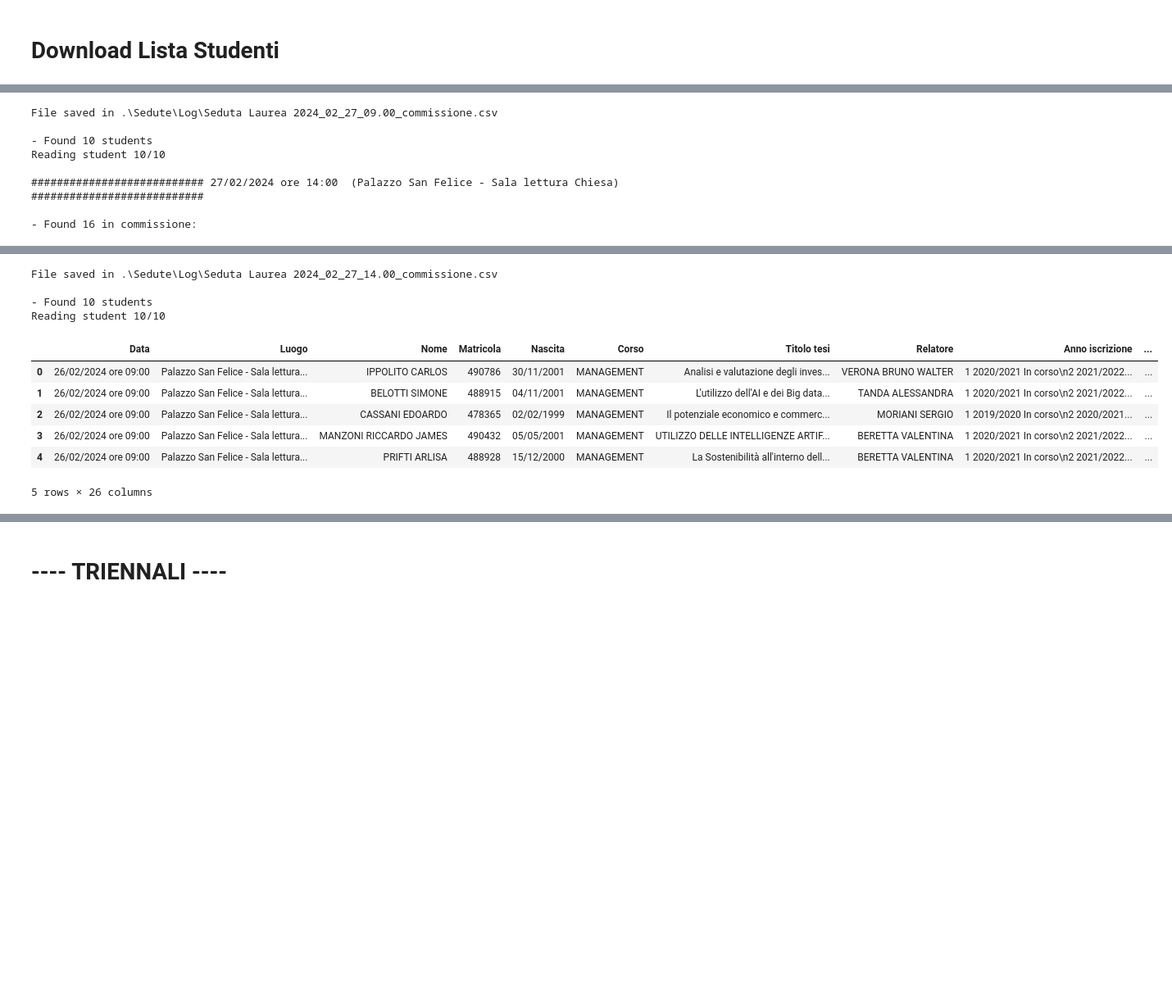
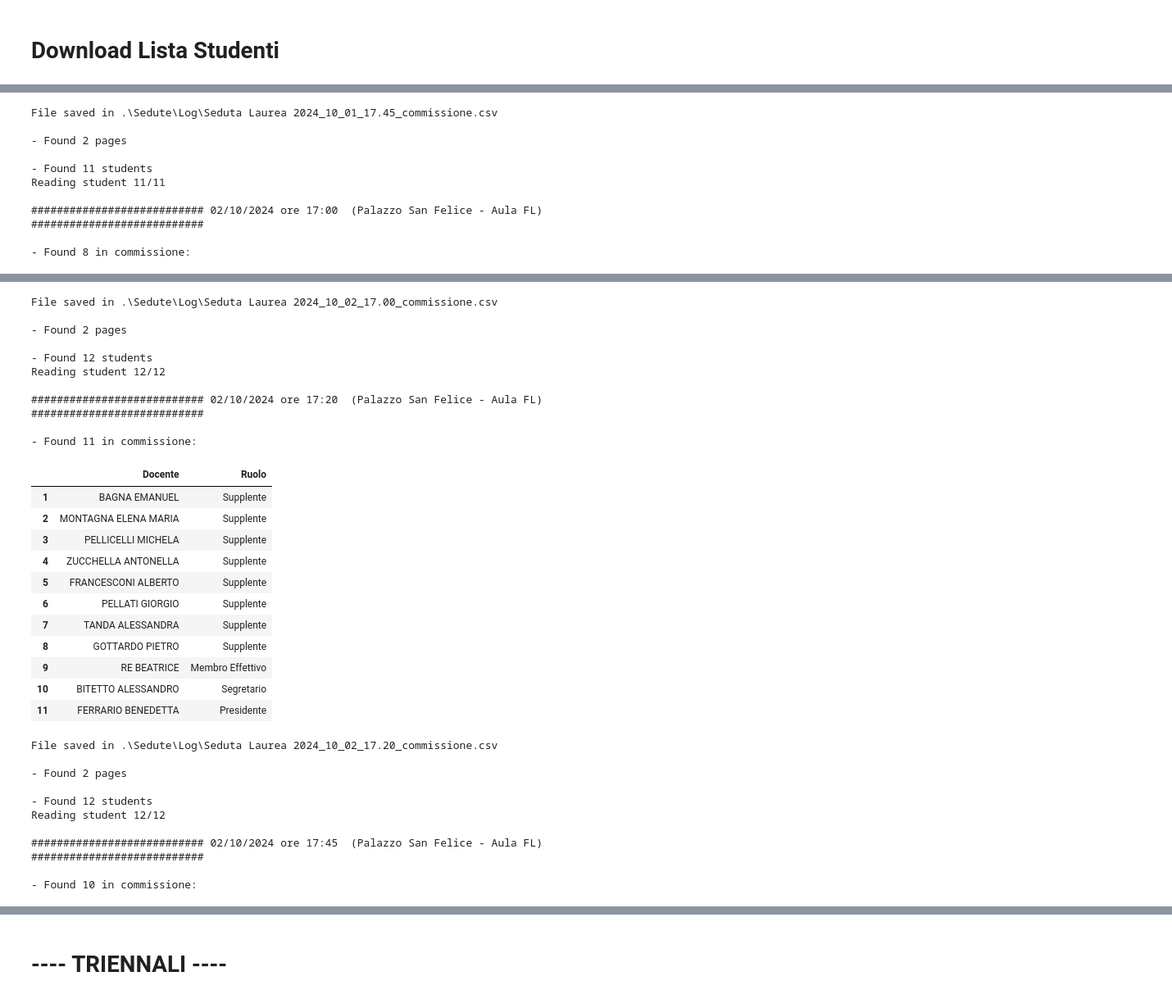
Before and after one commit to AleBitetto/Tool-sedute-laurea, a Jupyter notebook: Download lista studenti and upload voti.ipynb, the cells around one changed output, grey strips where cells are left out. Shown at 82% size. Cells and saved outputs as stored; diff of their text form; code cells hidden in the pictures; blank space fills up the shorter version.

```diff
--- a/Download lista studenti and upload voti.ipynb
+++ b/Download lista studenti and upload voti.ipynb
@@ -33,10 +1,26 @@ CHROMEDRIVER_PATH = r"C:\Users\Alessandro Bitetto\Downloads\UniPV\Tool Sedute La
+# %%
+from utils import get_chromedriver, get_seduta, get_studenti, export_triennali, upload_voti, get_emails
+
+
+import time
+import pandas as pd
+import numpy as np
+import xlsxwriter
+import os
+import joblib
+import locale
+
+
+
+locale.setlocale(locale.LC_ALL, 'it_IT')
+pd.set_option('display.max_columns', None)
 # %%
-GRADUATION_DATE = ['26/02/2024', '27/02/2024']    # keep list also with 1 value
-ESSE3_URL = "https://studentionline.unipv.it/esse3/Home.do"
+GRADUATION_DATE = ['01/10/2024', '02/10/2024']    # keep list also with 1 value
+ESSE3_URL = "https://studentionline.unipv.it/auth/Logon.do"   # login url within esse3 home page
 ROOT_URL = "https://studentionline.unipv.it/"    # used to open link inside esse3
 # triennali
 TRIENNALI = True
-QUERY_TRIENNALI = 'Query laurendi TRIENNALI FEBBRAIO con medie DEF.xlsxP.xlsx'   # in folder Query
+QUERY_TRIENNALI = 'VOTI TRIENNALI-OTTOBRE 2024.xlsx'   # in folder Query
 TEMPESTIVITA_YEAR = '2021/2022'
 MAPPING_CORSO=pd.DataFrame({'Corso': ['MANAGEMENT', 'ECONOMIA', 'AMMINISTRAZIONE, CONTROLLO E FINANZA AZIENDALE'],
                             'Corso_lab': ['Corso di laurea in Management classe L-18', 'Corso di laurea in Economia, classe L-33',
@@ -47,7 +31,7 @@ CHECK_YEAR = '2013/2014'    # if anno iscrizione is before CHECK_YEAR, correspon
 # Download Lista Studenti
 # %%
 # get seduta session
-driver, link_list=get_seduta(CHROMEDRIVER_PATH, GRADUATION_DATE, ESSE3_URL, ROOT_URL, TRIENNALI, config)
+driver, link_list=get_seduta(GRADUATION_DATE, ESSE3_URL, ROOT_URL, TRIENNALI)
 
-df_studenti=get_studenti(driver, link_list, MAPPING_CORSO, GRADUATION_DATE)
+df_studenti, all_drivers=get_studenti(driver, link_list, MAPPING_CORSO, GRADUATION_DATE)
 # %% [output]
@@ -126,10 +94,12 @@ Reading student 10/10
-File saved in .\Sedute\Log\Seduta Laurea 2024_02_27_09.00_commissione.csv
+File saved in .\Sedute\Log\Seduta Laurea 2024_10_01_17.45_commissione.csv
 
-- Found 10 students
-Reading student 10/10
+- Found 2 pages
 
-########################### 27/02/2024 ore 14:00  (Palazzo San Felice - Sala lettura Chiesa) ###########################
+- Found 11 students
+Reading student 11/11
 
-- Found 16 in commissione:
+########################### 02/10/2024 ore 17:00  (Palazzo San Felice - Aula FL) ###########################
+
+- Found 8 in commissione:
 |  | Docente | Ruolo |
 | 1 | VERONA BRUNO WALTER | Supplente |
@@ -151,11 +113,32 @@ Reading student 10/10
-File saved in .\Sedute\Log\Seduta Laurea 2024_02_27_14.00_commissione.csv
+File saved in .\Sedute\Log\Seduta Laurea 2024_10_02_17.00_commissione.csv
 
-- Found 10 students
-Reading student 10/10
+- Found 2 pages
+
+- Found 12 students
+Reading student 12/12
+
+########################### 02/10/2024 ore 17:20  (Palazzo San Felice - Aula FL) ###########################
+
+- Found 11 in commissione:
-|  | Data | Luogo | Nome | Matricola | Nascita | Corso | Titolo tesi | Relatore | Anno iscrizione | ... |
-| 0 | 26/02/2024 ore 09:00 | Palazzo San Felice - Sala lettura... | IPPOLITO CARLOS | 490786 | 30/11/2001 | MANAGEMENT | Analisi e valutazione degli inves... | VERONA BRUNO WALTER | 1 2020/2021 In corso\n2 2021/2022... | ... |
-| 1 | 26/02/2024 ore 09:00 | Palazzo San Felice - Sala lettura... | BELOTTI SIMONE | 488915 | 04/11/2001 | MANAGEMENT | L'utilizzo dell'AI e dei Big data... | TANDA ALESSANDRA | 1 2020/2021 In corso\n2 2021/2022... | ... |
-| 2 | 26/02/2024 ore 09:00 | Palazzo San Felice - Sala lettura... | CASSANI EDOARDO | 478365 | 02/02/1999 | MANAGEMENT | Il potenziale economico e commerc... | MORIANI SERGIO | 1 2019/2020 In corso\n2 2020/2021... | ... |
-| 3 | 26/02/2024 ore 09:00 | Palazzo San Felice - Sala lettura... | MANZONI RICCARDO JAMES | 490432 | 05/05/2001 | MANAGEMENT | UTILIZZO DELLE INTELLIGENZE ARTIF... | BERETTA VALENTINA | 1 2020/2021 In corso\n2 2021/2022... | ... |
-| 4 | 26/02/2024 ore 09:00 | Palazzo San Felice - Sala lettura... | PRIFTI ARLISA | 488928 | 15/12/2000 | MANAGEMENT | La Sostenibilità all'interno dell... | BERETTA VALENTINA | 1 2020/2021 In corso\n2 2021/2022... | ... |
+|  | Docente | Ruolo |
+| 1 | BAGNA EMANUEL | Supplente |
+| 2 | MONTAGNA ELENA MARIA | Supplente |
+| 3 | PELLICELLI MICHELA | Supplente |
+| 4 | ZUCCHELLA ANTONELLA | Supplente |
+| 5 | FRANCESCONI ALBERTO | Supplente |
+| 6 | PELLATI GIORGIO | Supplente |
+| 7 | TANDA ALESSANDRA | Supplente |
+| 8 | GOTTARDO PIETRO | Supplente |
+| 9 | RE BEATRICE | Membro Effettivo |
+| 10 | BITETTO ALESSANDRO | Segretario |
+| 11 | FERRARIO BENEDETTA | Presidente |
-5 rows × 26 columns
+File saved in .\Sedute\Log\Seduta Laurea 2024_10_02_17.20_commissione.csv
+
+- Found 2 pages
+
+- Found 12 students
+Reading student 12/12
+
+########################### 02/10/2024 ore 17:45  (Palazzo San Felice - Aula FL) ###########################
+
+- Found 10 in commissione:
```
Also changed, not shown: parts of 6 cells of this notebook, 2 other files.
